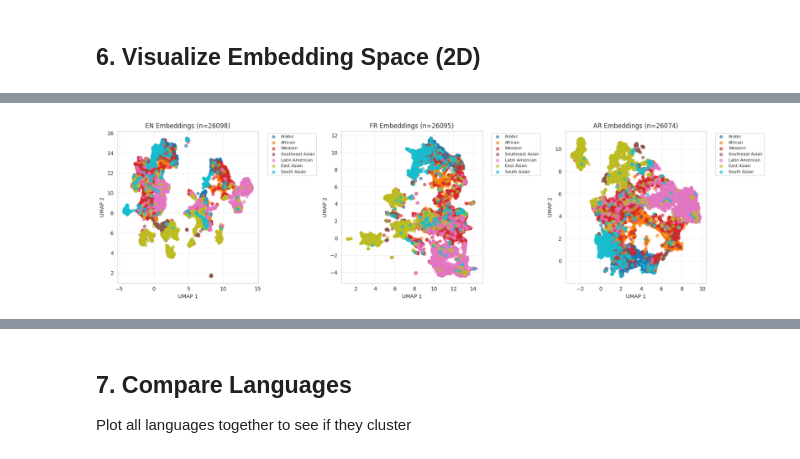
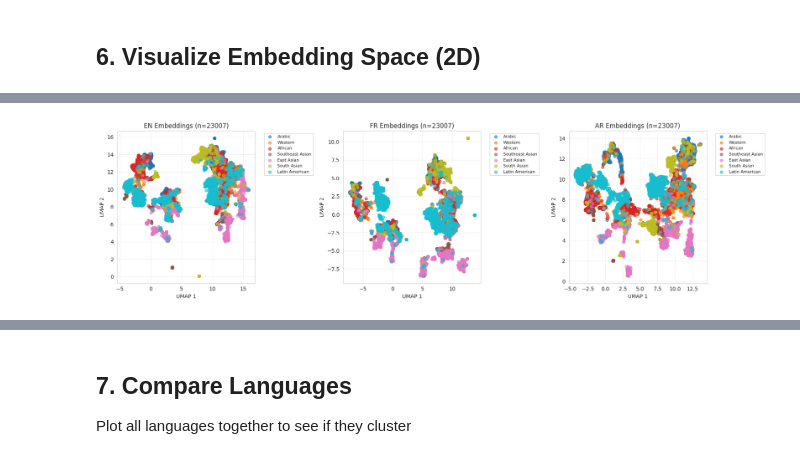
Before and after one commit to khaledbouabdallah/llm_grouping_loss_INRIA, a Jupyter notebook: notebooks/02_generate_embeddings.ipynb, the cells around one changed output, grey strips where cells are left out. Drawn from its saved outputs; the diff is of its cells as text; code cells hidden in the pictures.

```diff
--- a/notebooks/02_generate_embeddings.ipynb
+++ b/notebooks/02_generate_embeddings.ipynb
@@ -46,6 +46,3 @@ db = EntityDatabase(db_path)
 print(f"✓ Connected to database: {db_path}")
 # %% [output]
 ✓ Connected to database: ../data/entities.db
-# %%
-wiki_texts = db.get_wikipedia_texts(1)
-len(wiki_texts.get('en').get('summary'))
@@ -61,7 +52,7 @@ languages = ['en', 'fr', 'ar']
 entity_ids = df['id'].tolist()
 
 # Choose: 'summary' or 'content'
-text_type = 'summary'  # Change to 'content' for full text (will be truncated at 512 tokens!)
+text_type = 'content'  # Change to 'content' for full text (will be truncated at 512 tokens!)
 
 wikipedia_data = {lang: {'entity_ids': [], 'texts': []} for lang in languages}
 
@@ -108,0 +377,19 @@ AR: 26074 texts
+# %%
+# Find entities where Arabic text is suspiciously short compared to EN/FR
+flgaed_entities = []
+for i in range(len(df)):
+    entity_id = df.iloc[i]['id']
+    entity_name = df.iloc[i]['label']
+
+    # Get texts for this entity
+    en_idx = wikipedia_data['en']['entity_ids'].index(entity_id) if entity_id in wikipedia_data['en']['entity_ids'] else None
+    ar_idx = wikipedia_data['ar']['entity_ids'].index(entity_id) if entity_id in wikipedia_data['ar']['entity_ids'] else None
+
+    if en_idx and ar_idx:
+        en_len = len(wikipedia_data['en']['texts'][en_idx])
+        ar_len = len(wikipedia_data['ar']['texts'][ar_idx])
+
+        # Flag if Arabic is <20% of English length
+        if ar_len < 0.2 * en_len and ar_len < 300:
+            flgaed_entities.append((entity_name, en_len, ar_len, wikipedia_data['ar']['texts'][ar_idx]))
+            print(f"{entity_name}: EN={en_len} chars, AR={ar_len} chars")
@@ -154,6 +514,7 @@ model_name = 'intfloat/multilingual-e5-large'
 embeddings = {}
 
 print(f"Model: {model_name}\n")
+print(f"Text Type: {text_type}\n")
 print("="*60)
 
 for lang in languages:
@@ -163,7 +524,8 @@ for lang in languages:
     cached = load_cached_embeddings(
         language=lang,
         model_name=model_name,
-        save_dir=cache_dir
+        save_dir=cache_dir,
+        text_type=text_type
     )
 
     if cached is not None:
@@ -171,7 +533,8 @@ for lang in languages:
         embeddings[lang] = {
             'embeddings': cached['embeddings'],
             'entity_ids': cached['entity_ids'],
-            'model_name': cached['model_name']
+            'model_name': cached['model_name'],
+            'text_type': cached.get('text_type', text_type)
         }
         print(f"  Shape: {cached['embeddings'].shape}")
     else:
@@ -194,13 +557,15 @@ for lang in languages:
             language=lang,
             model_name=model_name,
             save_dir=cache_dir,
+            text_type=text_type,
             metadata={'num_texts': len(texts)}
         )
 
         embeddings[lang] = {
             'embeddings': emb,
             'entity_ids': wikipedia_data[lang]['entity_ids'],
-            'model_name': model_name
+            'model_name': model_name,
+            'text_type': text_type
         }
         print(f"  ✓ Generated and cached")
         print(f"  Shape: {emb.shape}")
@@ -320,35 +691,35 @@ Reducing embeddings to 2D (UMAP)...
 # Plot 2D embeddings for each language
 fig, axes = plt.subplots(1, 3, figsize=(18, 5))
 
 for i, lang in enumerate(languages):
     ax = axes[i]
-    emb_2d = embeddings_2d[lang]
+    emb_2d = embeddings_2d[lang][:]
 
     # Get entity IDs and map to culture
     entity_ids = embeddings[lang]['entity_ids']
     entity_df = df[df['id'].isin(entity_ids)].set_index('id')
     cultures = [entity_df.loc[eid, 'culture'] if eid in entity_df.index else 'Unknown'
                 for eid in entity_ids]
 
     # Plot with culture colors
     unique_cultures = list(set(cultures))
     colors = plt.cm.tab10(np.linspace(0, 1, len(unique_cultures)))
 
     for culture, color in zip(unique_cultures, colors):
         mask = np.array([c == culture for c in cultures])
         ax.scatter(emb_2d[mask, 0], emb_2d[mask, 1],
                   c=[color], label=culture, alpha=0.6, s=30)
 
     ax.set_xlabel('UMAP 1')
     ax.set_ylabel('UMAP 2')
     ax.set_title(f'{lang.upper()} Embeddings (n={len(emb_2d)})')
     ax.legend(bbox_to_anchor=(1.05, 1), loc='upper left', fontsize=8)
     ax.grid(alpha=0.3)
 
 plt.tight_layout()
 plt.show()
 # %% [output]
-[figure, old version]
+[figure, new version]
 # %%
 
 
```
Also changed, not shown: parts of 23 cells of this notebook, 14 other files.
